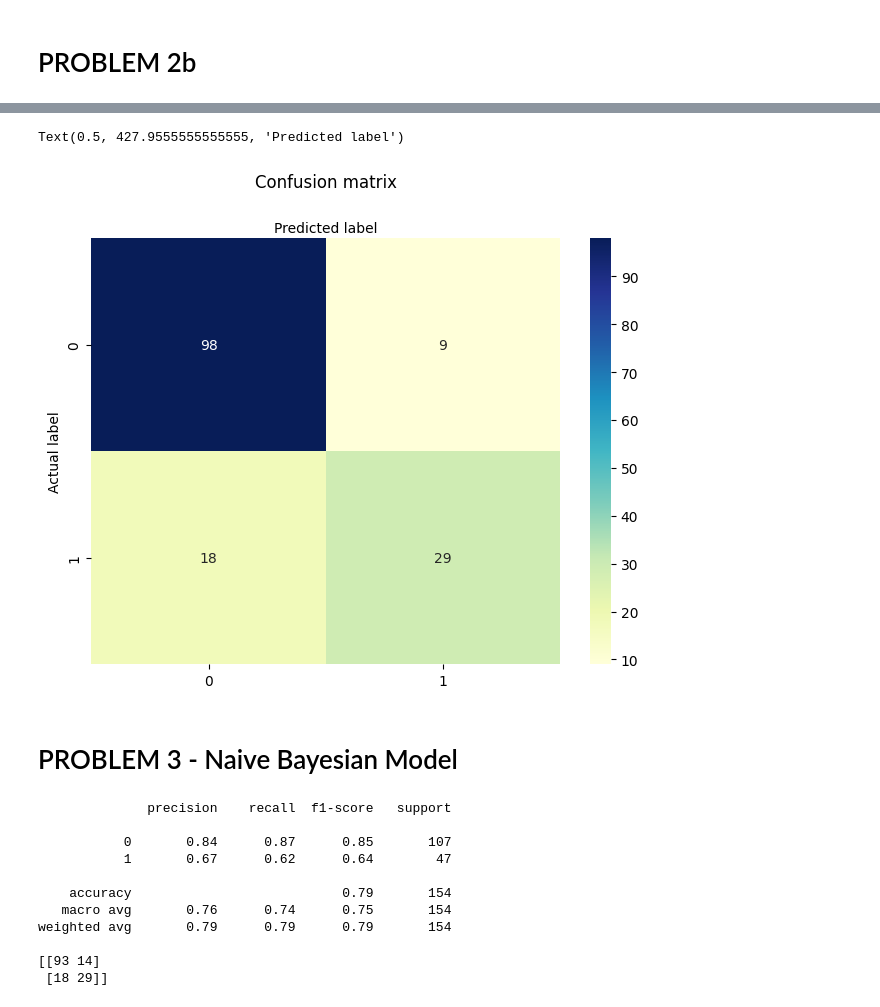
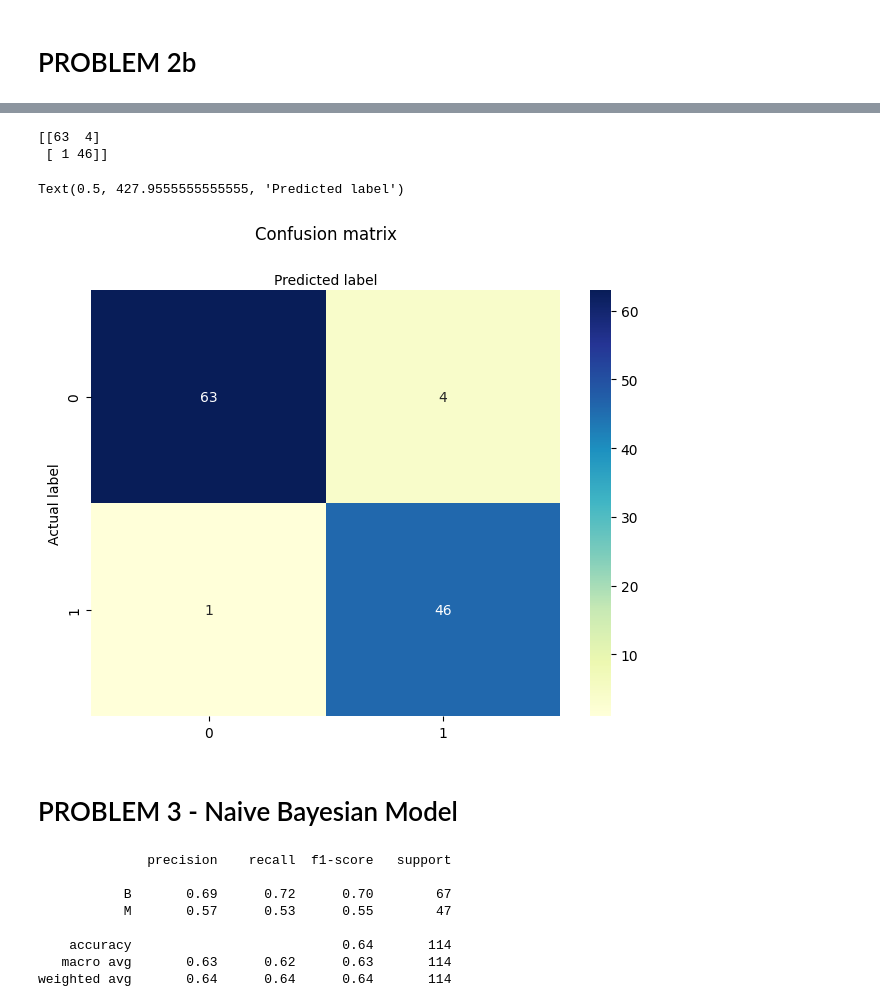
Before and after one commit to Salitre97/ECGR-4105-Intro-to-ML, a Jupyter notebook: Homework_3.ipynb, the cells around one changed output, grey strips where cells are left out. Drawn from its saved outputs; the diff is of its cells as text; code cells hidden in the pictures.

```diff
--- a/Homework_3.ipynb
+++ b/Homework_3.ipynb
@@ -120,5 +155,5 @@ X_test_1 = sc_X.transform(X_test_1)
 # %%
 classifier_1 = LogisticRegression(random_state=0)
-classifier_1.fit(X_train_1, Y_train_1)
+classifier_1.fit(X1_train_std, Y1_train)
 # %% [output]
 LogisticRegression(random_state=0)
@@ -164,10 +203,10 @@ C = [10, 1, .1, .001]
 
 for c in C:
     clf = LogisticRegression(penalty='l1', C=c, solver='liblinear')
-    clf.fit(X_train_1, Y_train_1)
+    clf.fit(X1_train_std, Y1_train)
     print('C:', c)
-    print('Training accuracy:', clf.score(X_train_1, Y_train_1))
-    print('Test accuracy:', clf.score(X_test_1, Y_test_1))
+    print('Training accuracy:', clf.score(X1_train_std, Y1_train))
+    print('Test accuracy:', clf.score(X1_test_std, Y1_test))
     print('')
 # %% [output]
 C: 10
@@ -212,0 +227,8 @@ Recall: 0.6170212765957447
+# %%
+from sklearn.metrics import classification_report
+# Classification Report
+model = LogisticRegression(solver='liblinear')
+model.fit(X1_train, Y1_train)
+predicted_1 = model.predict(X1_test)
+report_1 = classification_report(Y1_test, predicted_1)
+print(report_1)
@@ -213,41 +244,49 @@ Recall: 0.6170212765957447
+# %%
+# Confusion Matrix
+model = LogisticRegression(solver='liblinear')
+model.fit(X1_train, Y1_train)
+predicted_1 = model.predict(X1_test)
+matrix_1= confusion_matrix(Y1_test, predicted_1)
+print(matrix_1)
+# %% [output]
+[[63  4]
+ [ 1 46]]
 # %%
 class_names=[0,1] # name  of classes
 fig, ax = plt.subplots()
 tick_marks = np.arange(len(class_names))
 plt.xticks(tick_marks, class_names)
 plt.yticks(tick_marks, class_names)
 # create heatmap
-sns.heatmap(pd.DataFrame(cnf_matrix_2), annot=True, cmap="YlGnBu" ,fmt='g')
+sns.heatmap(pd.DataFrame(matrix_1), annot=True, cmap="YlGnBu" ,fmt='g')
 ax.xaxis.set_label_position("top")
 plt.tight_layout()
 plt.title('Confusion matrix', y=1.1)
 plt.ylabel('Actual label')
 plt.xlabel('Predicted label')
 # %% [output]
 Text(0.5, 427.9555555555555, 'Predicted label')
-[figure, old version]
+[figure, new version]
 # %% [markdown]
 # PROBLEM 3 - Naive Bayesian Model
-# %%
-# Gaussian Naive Bayes
-from sklearn.naive_bayes import GaussianNB
-# fit a Naive Bayes model to the data
-model = GaussianNB()
-model.fit(X_train_1, Y_train_1)
-# make predictions
-predicted = model.predict(X_test_1)
-# summarize the fit of the model
-print(metrics.classification_report(Y_test_1, predicted))
-print(metrics.confusion_matrix(Y_test_1, predicted))
-# %% [output]
-              precision    recall  f1-score   support
-
-           0       0.84      0.87      0.85       107
-           1       0.67      0.62      0.64        47
-
-    accuracy                           0.79       154
-   macro avg       0.76      0.74      0.75       154
-weighted avg       0.79      0.79      0.79       154
-
-[[93 14]
- [18 29]]
+# %%
+from sklearn.naive_bayes import GaussianNB
+from sklearn import metrics
+# Initialize and train the Naive Bayes model
+model1 = GaussianNB()
+model1.fit(X1_train_std, Y1_train)
+
+# Make predictions
+Y2_pred = model.predict(X1_test_std)
+
+# Evaluate the model
+print(metrics.classification_report(Y1_test, Y2_pred))
+# %% [output]
+              precision    recall  f1-score   support
+
+           B       0.69      0.72      0.70        67
+           M       0.57      0.53      0.55        47
+
+    accuracy                           0.64       114
+   macro avg       0.63      0.62      0.63       114
+weighted avg       0.64      0.64      0.64       114
```
Also changed, not shown: parts of 34 cells of this notebook.
